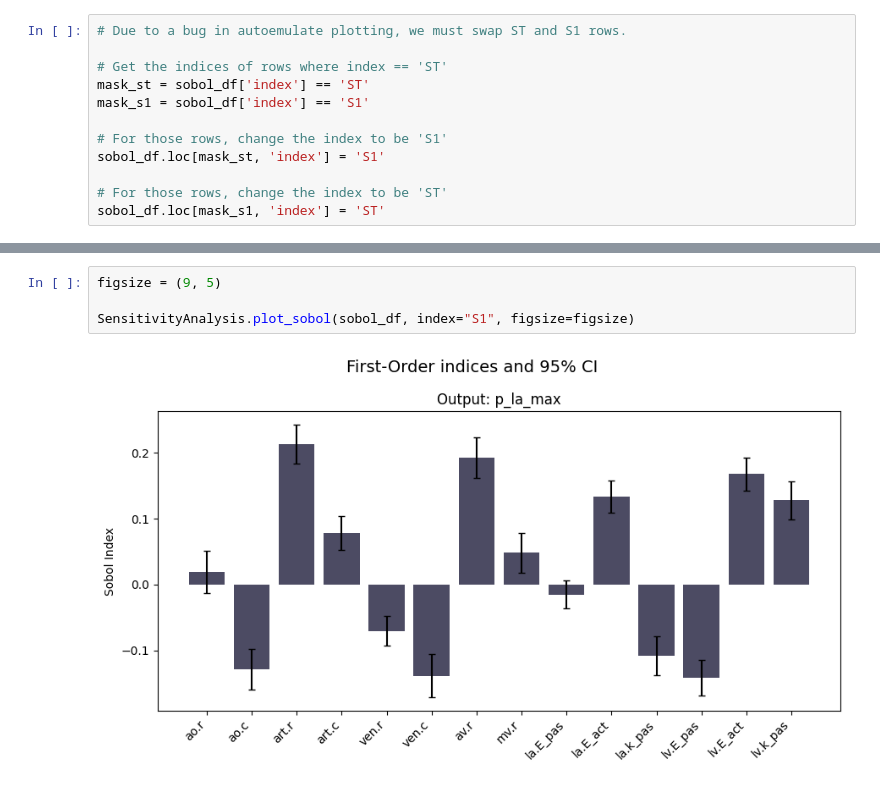
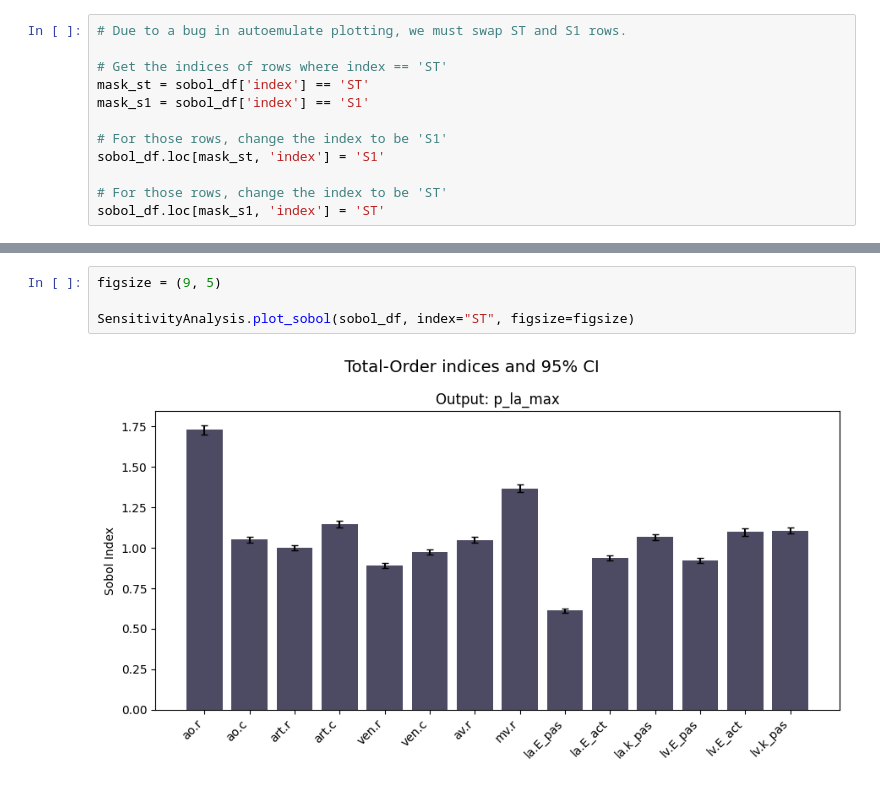
Before and after one commit to alan-turing-institute/comparative-gsa, a Jupyter notebook: notebooks/direct_pipeline_do_sa.ipynb, the cells around one changed output, grey strips where cells are left out. Cells and saved outputs as stored; diff of their text form.

Commit message:
plots save

```diff
--- a/notebooks/direct_pipeline_do_sa.ipynb
+++ b/notebooks/direct_pipeline_do_sa.ipynb
@@ -100,6 +101,6 @@ SensitivityAnalysis.plot_sobol(sobol_df, index="S1", figsize=figsize)
 # %%
 figsize = (9, 5)
 
-SensitivityAnalysis.plot_sobol(sobol_df, index="S1", figsize=figsize)
+SensitivityAnalysis.plot_sobol(sobol_df, index="ST", figsize=figsize)
 # %% [output]
-[figure, old version]
+[figure, new version]
```
Also changed, not shown: parts of 7 cells of this notebook, 1 other file.
